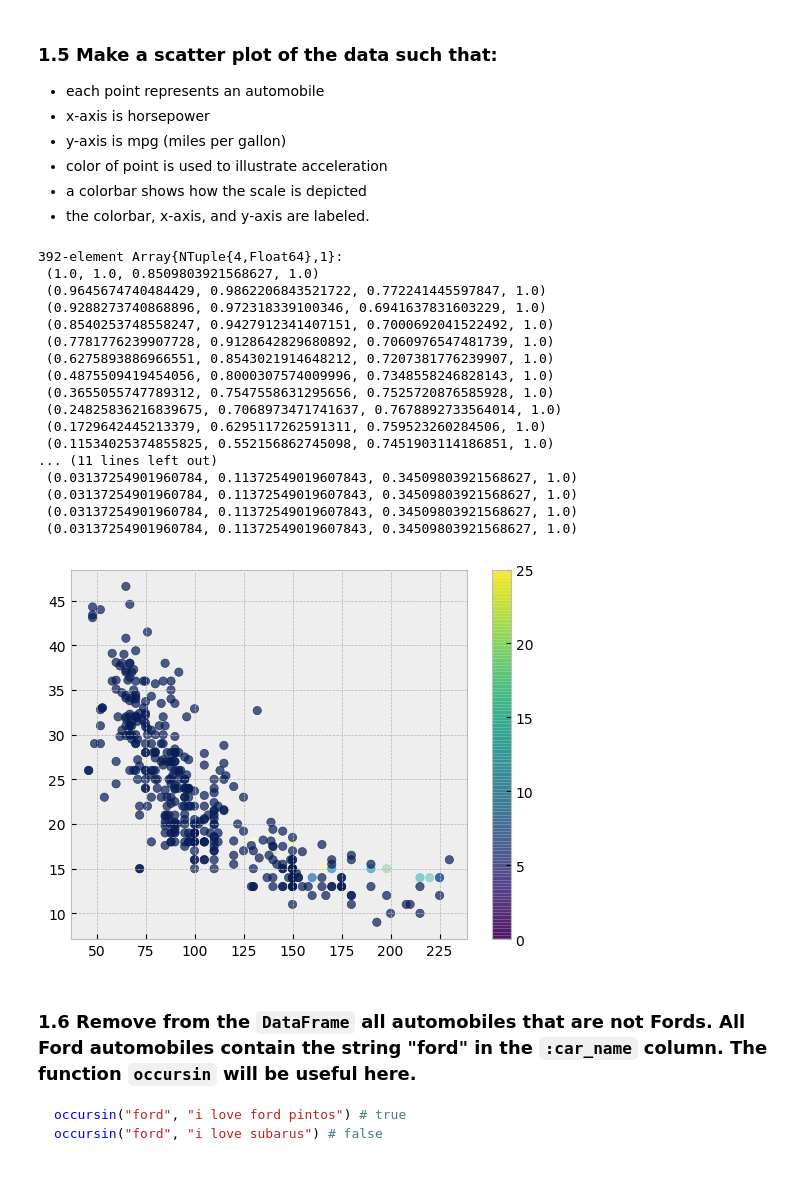
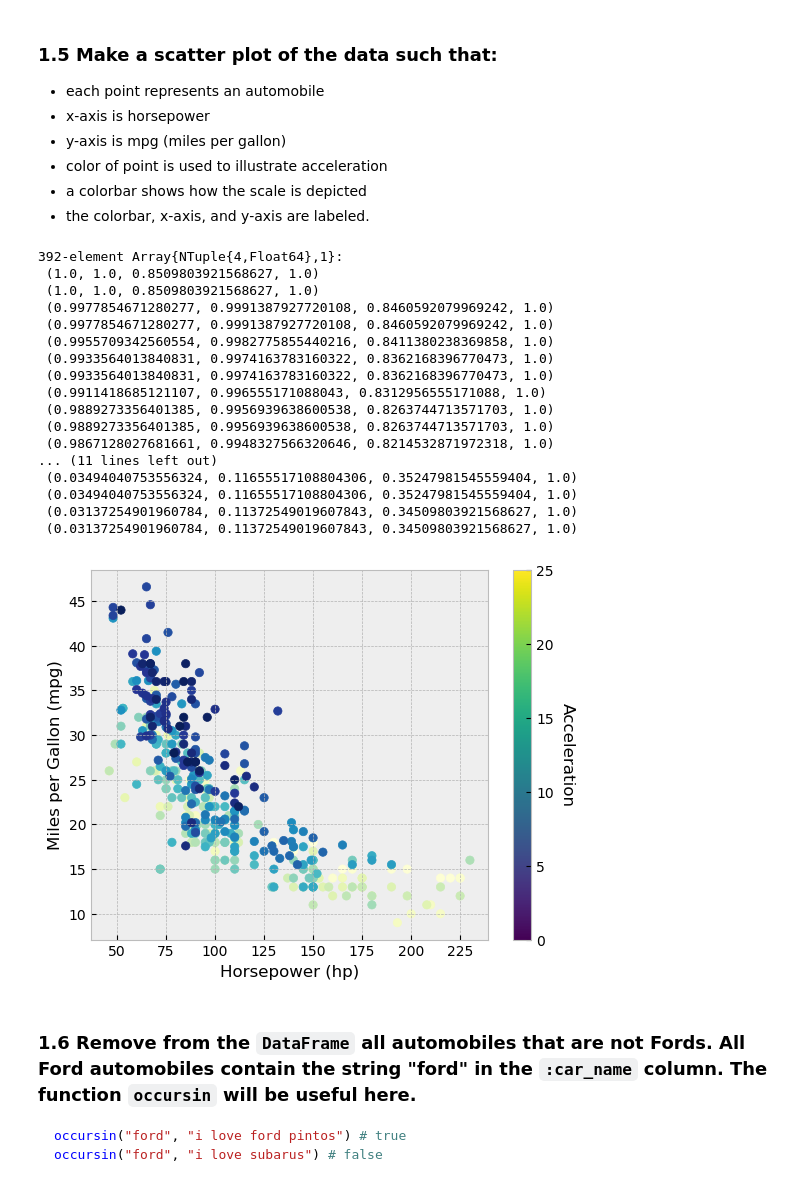
Before and after one commit to anth0nyhle/OSUCoursework, a Jupyter notebook: che599_intro_data_science/hw2/hw2.ipynb, the cells around one changed output. Cells and saved outputs as stored; diff of their text form; code cells hidden in the pictures.

```diff
--- a/che599_intro_data_science/hw2/hw2.ipynb
+++ b/che599_intro_data_science/hw2/hw2.ipynb
@@ -95,32 +98,35 @@ n_autos = nrow(df_autos)
 max_accel = maximum(df_autos[:, :acceleration])
 
 YlGnBu_colormap = PyPlot.matplotlib.cm.get_cmap("YlGnBu")
-accel_colors = YlGnBu_colormap.(range(0.0, stop=max_accel, length=n_autos))
+accel_colors = YlGnBu_colormap.(range(0.0, stop=1.0, length=n_autos))
 # %% [output]
 392-element Array{NTuple{4,Float64},1}:
  (1.0, 1.0, 0.8509803921568627, 1.0)
- (0.9645674740484429, 0.9862206843521722, 0.772241445597847, 1.0)
- (0.9288273740868896, 0.972318339100346, 0.6941637831603229, 1.0)
- (0.8540253748558247, 0.9427912341407151, 0.7000692041522492, 1.0)
- (0.7781776239907728, 0.9128642829680892, 0.7060976547481739, 1.0)
- (0.6275893886966551, 0.8543021914648212, 0.7207381776239907, 1.0)
- (0.4875509419454056, 0.8000307574009996, 0.7348558246828143, 1.0)
- (0.3655055747789312, 0.7547558631295656, 0.7525720876585928, 1.0)
- (0.24825836216839675, 0.7068973471741637, 0.7678892733564014, 1.0)
- (0.1729642445213379, 0.6295117262591311, 0.759523260284506, 1.0)
- (0.11534025374855825, 0.552156862745098, 0.7451903114186851, 1.0)
+ (1.0, 1.0, 0.8509803921568627, 1.0)
+ (0.9977854671280277, 0.9991387927720108, 0.8460592079969242, 1.0)
+ (0.9977854671280277, 0.9991387927720108, 0.8460592079969242, 1.0)
+ (0.9955709342560554, 0.9982775855440216, 0.8411380238369858, 1.0)
+ (0.9933564013840831, 0.9974163783160322, 0.8362168396770473, 1.0)
+ (0.9933564013840831, 0.9974163783160322, 0.8362168396770473, 1.0)
+ (0.9911418685121107, 0.996555171088043, 0.8312956555171088, 1.0)
+ (0.9889273356401385, 0.9956939638600538, 0.8263744713571703, 1.0)
+ (0.9889273356401385, 0.9956939638600538, 0.8263744713571703, 1.0)
+ (0.9867128027681661, 0.9948327566320646, 0.8214532871972318, 1.0)
 ... (11 lines left out)
+ (0.03494040753556324, 0.11655517108804306, 0.35247981545559404, 1.0)
+ (0.03494040753556324, 0.11655517108804306, 0.35247981545559404, 1.0)
  (0.03137254901960784, 0.11372549019607843, 0.34509803921568627, 1.0)
  (0.03137254901960784, 0.11372549019607843, 0.34509803921568627, 1.0)
- (0.03137254901960784, 0.11372549019607843, 0.34509803921568627, 1.0)
- (0.03137254901960784, 0.11372549019607843, 0.34509803921568627, 1.0)
 # %%
 figure()
-scatter(df_autos[:, :horsepower], df_autos[:, :mpg], color=accel_colors, alpha=0.7)
-colorbar()
+scatter(df_autos[:, :horsepower], df_autos[:, :mpg], color=accel_colors)
+xlabel("Horsepower (hp)")
+ylabel("Miles per Gallon (mpg)")
+cbar = colorbar()
+cbar.set_label("Acceleration", rotation=270, labelpad=15)
 clim(0.0, 25.0)
 # %% [output]
-[figure, old version]
+[figure, new version]
 # %% [markdown]
 ### 1.6 Remove from the `DataFrame` all automobiles that are not Fords. All Ford automobiles contain the string "ford" in the `:car_name` column. The function `occursin` will be useful here.
 
```
Also changed, not shown: parts of 1 cell of this notebook.
